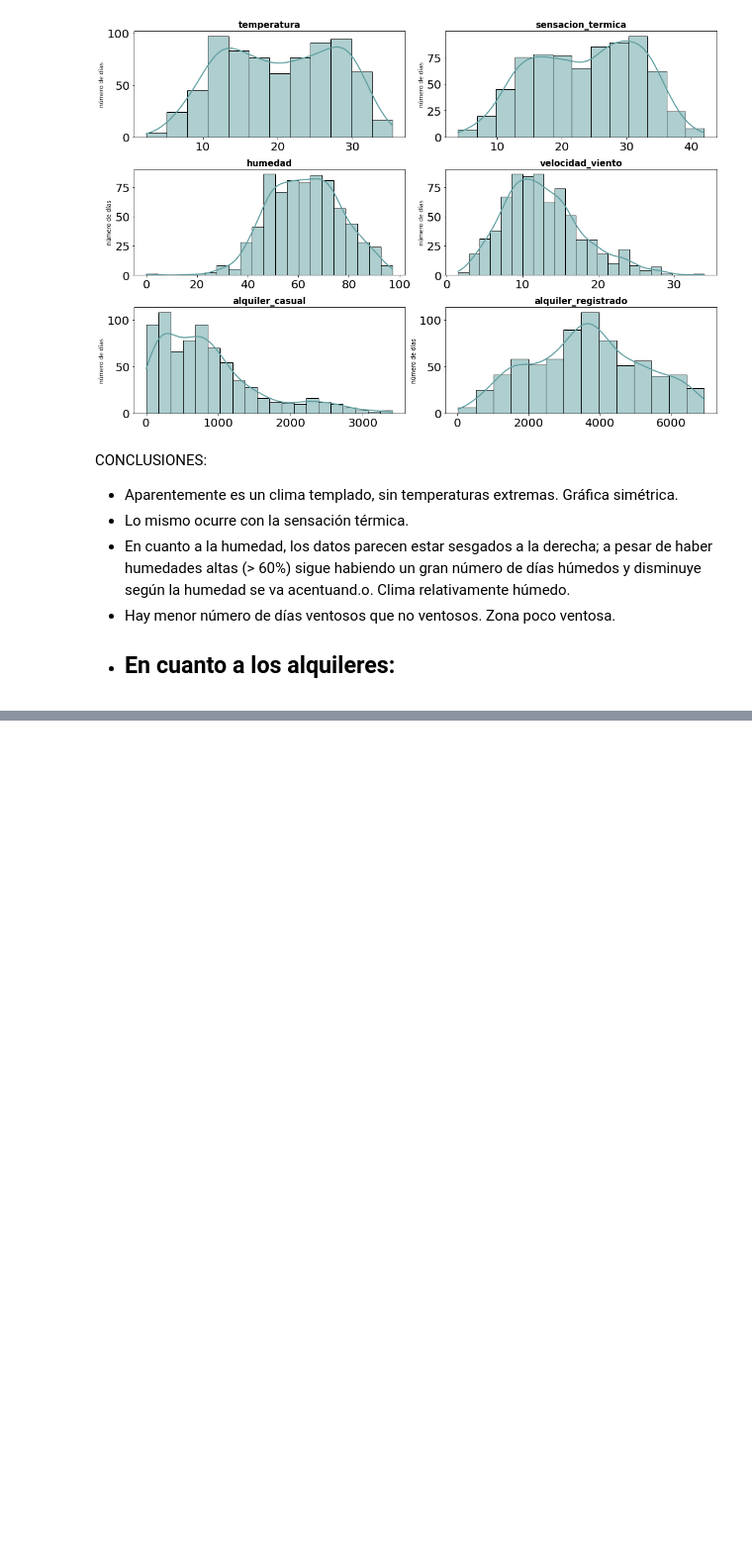
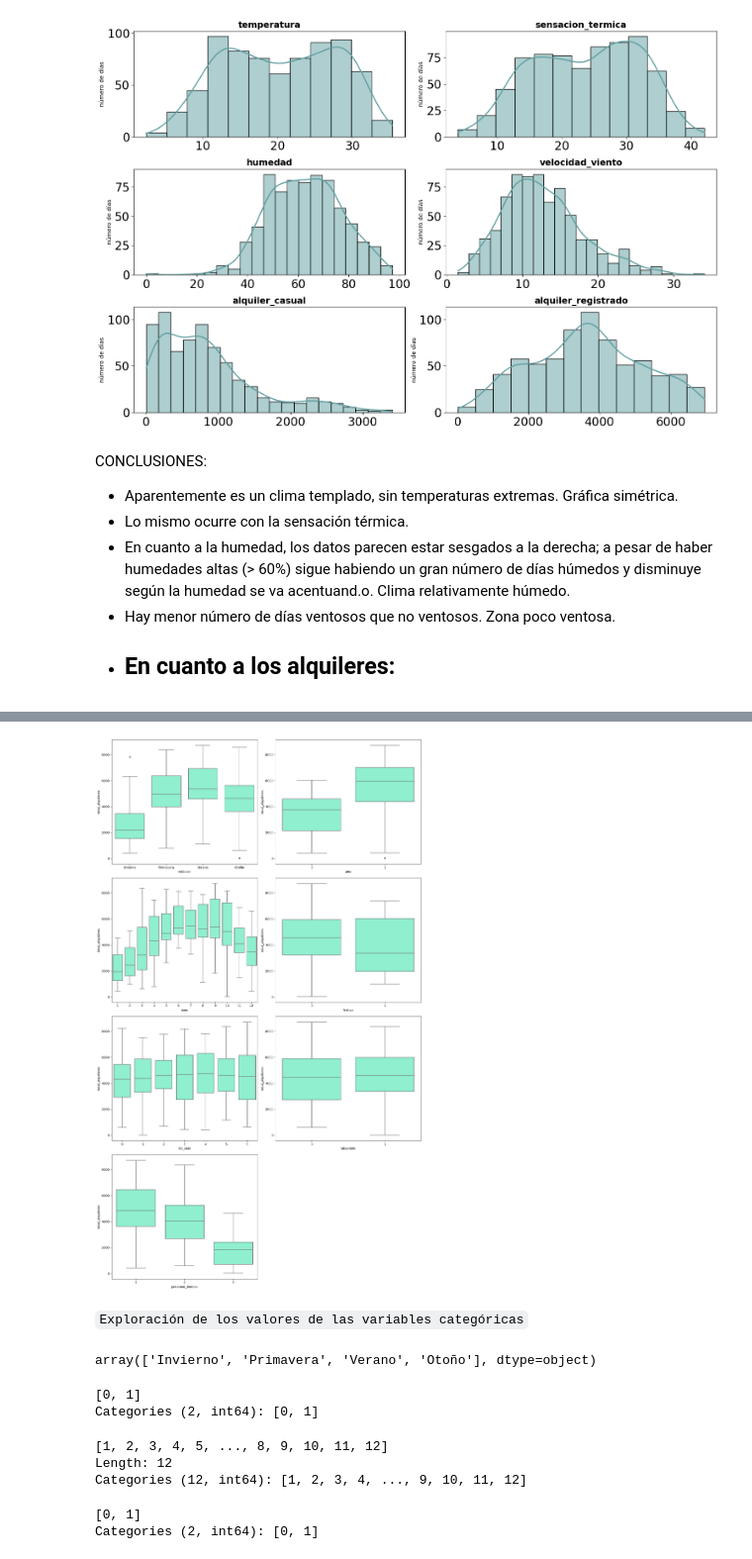
Before and after one commit to LourdesBoj/promoE-modulo3-proyecto-equipo3-Andrea-Catalina-Lourdes-AnaLopez, a Jupyter notebook: EDA.ipynb, the cells around one changed output, grey strips where cells are left out. Shown: that part at 99% size. Drawn from its saved outputs; the diff is of its cells as text; code cells hidden in the pictures; blank space fills up the shorter version.

````diff
--- a/EDA.ipynb
+++ b/EDA.ipynb
@@ -276,0 +292,3 @@ fig.delaxes(axes[-3]);
+# %%
+df_cat = df.select_dtypes(exclude = np.number)
+df_cat
@@ -276,0 +309,38 @@ fig.delaxes(axes[-3]);
+# %%
+categoricas_lista = df_cat.drop(["fecha"], axis = 1).columns
+# %%
+fig, axes = plt.subplots(4, 2, figsize=(15,25))
+
+axes = axes.flat
+
+for indice, columna in enumerate(categoricas_lista):
+    sns.boxplot(x = df[columna], y = df["total_alquileres"], data = df, ax=axes[indice], color = "aquamarine");
+
+
+plt.tight_layout()
+fig.delaxes(axes[-1])
+plt.show()
+# %% [output]
+[figure, added]
+# %% [markdown]
+```Exploración de los valores de las variables categóricas```
+# %%
+df["estacion"].unique()
+# %% [output]
+array(['Invierno', 'Primavera', 'Verano', 'Otoño'], dtype=object)
+# %%
+df["año"].unique()
+# %% [output]
+[0, 1]
+Categories (2, int64): [0, 1]
+# %%
+df["mes"].unique()
+# %% [output]
+[1, 2, 3, 4, 5, ..., 8, 9, 10, 11, 12]
+Length: 12
+Categories (12, int64): [1, 2, 3, 4, ..., 9, 10, 11, 12]
+# %%
+df["festivo"].unique()
+# %% [output]
+[0, 1]
+Categories (2, int64): [0, 1]
````
Also changed, not shown: parts of 14 cells of this notebook.
